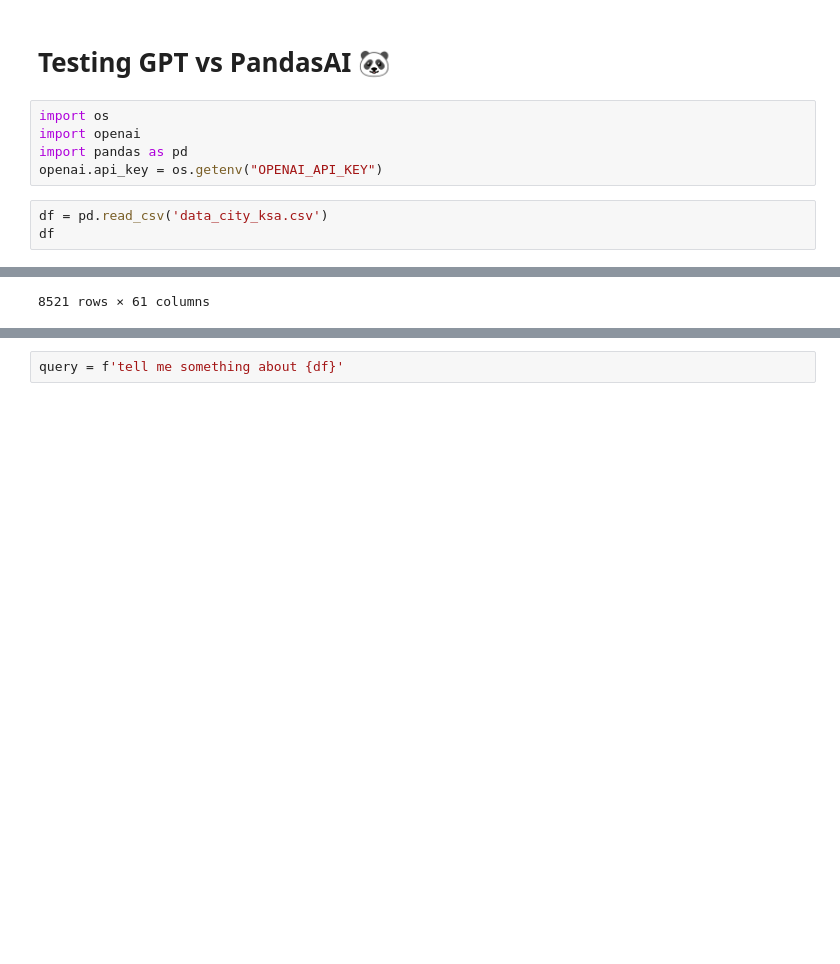
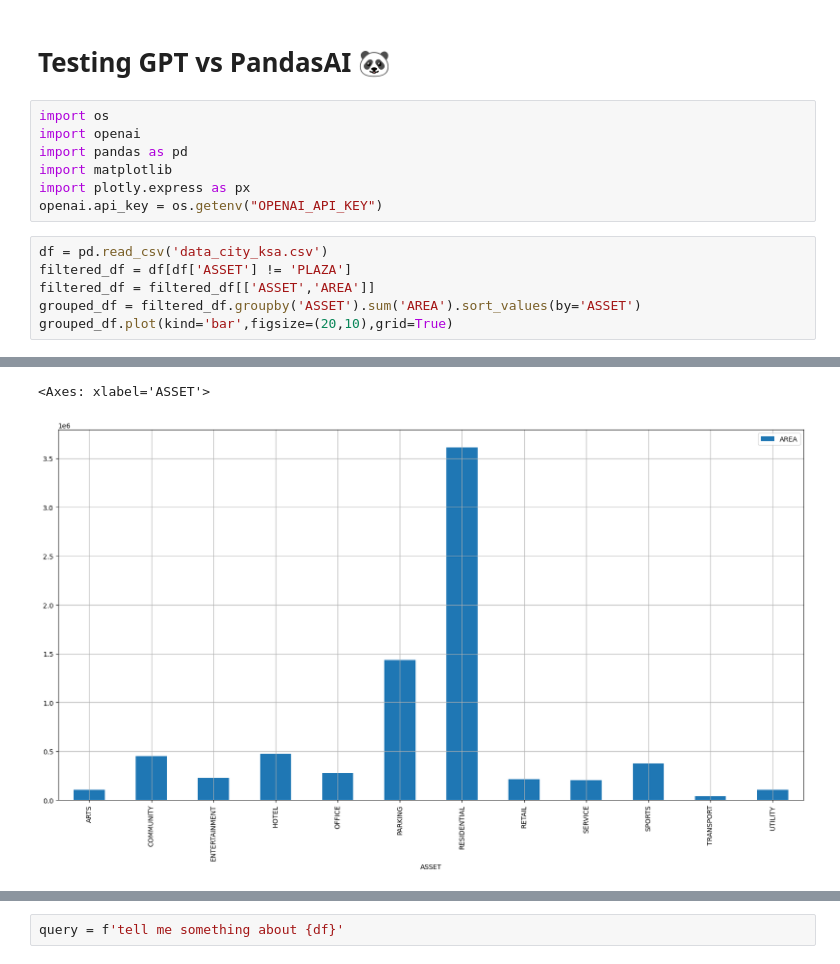
Before and after one commit to hramzan01/project_zero, a Jupyter notebook: nb_openai.ipynb, the cells around one changed output, grey strips where cells are left out. Drawn from its saved outputs; the diff is of its cells as text; blank space fills up the shorter version.

```diff
--- a/nb_openai.ipynb
+++ b/nb_openai.ipynb
@@ -4,8 +4,13 @@
 import os
 import openai
 import pandas as pd
+import matplotlib
+import plotly.express as px
 openai.api_key = os.getenv("OPENAI_API_KEY")
 # %%
 df = pd.read_csv('data_city_ksa.csv')
-df
+filtered_df = df[df['ASSET'] != 'PLAZA']
+filtered_df = filtered_df[['ASSET','AREA']]
+grouped_df = filtered_df.groupby('ASSET').sum('AREA').sort_values(by='ASSET')
+grouped_df.plot(kind='bar',figsize=(20,10),grid=True)
 # %% [output]
@@ -24 +17,2 @@ df
-8521 rows × 61 columns
+<Axes: xlabel='ASSET'>
+[figure, added]
```
Also changed, not shown: parts of 3 cells of this notebook, 7 other files.
